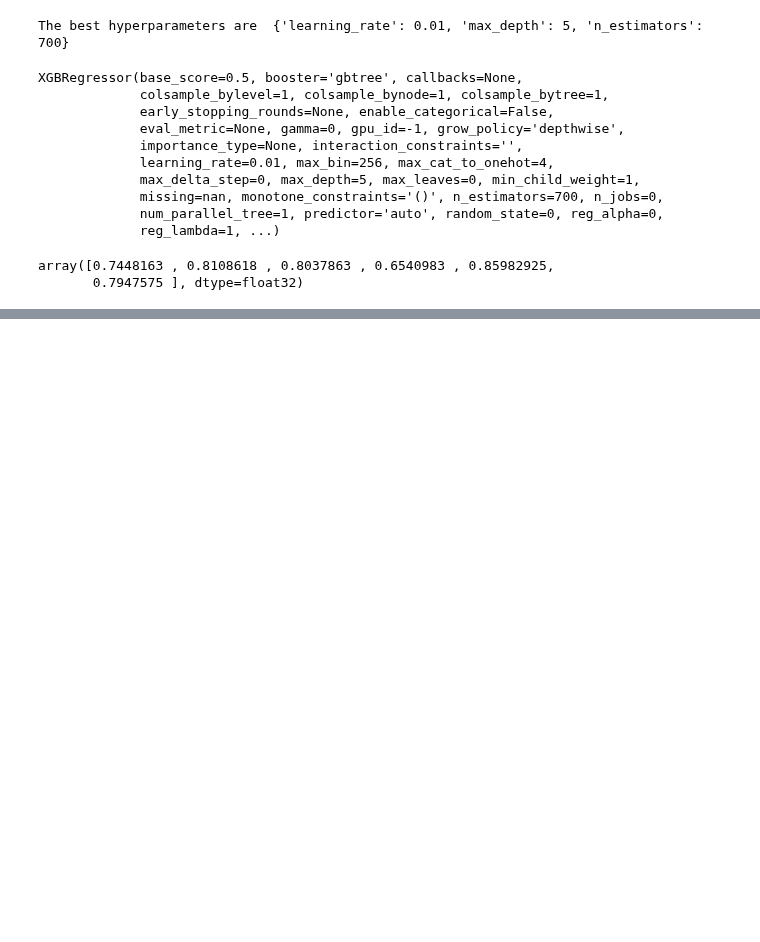
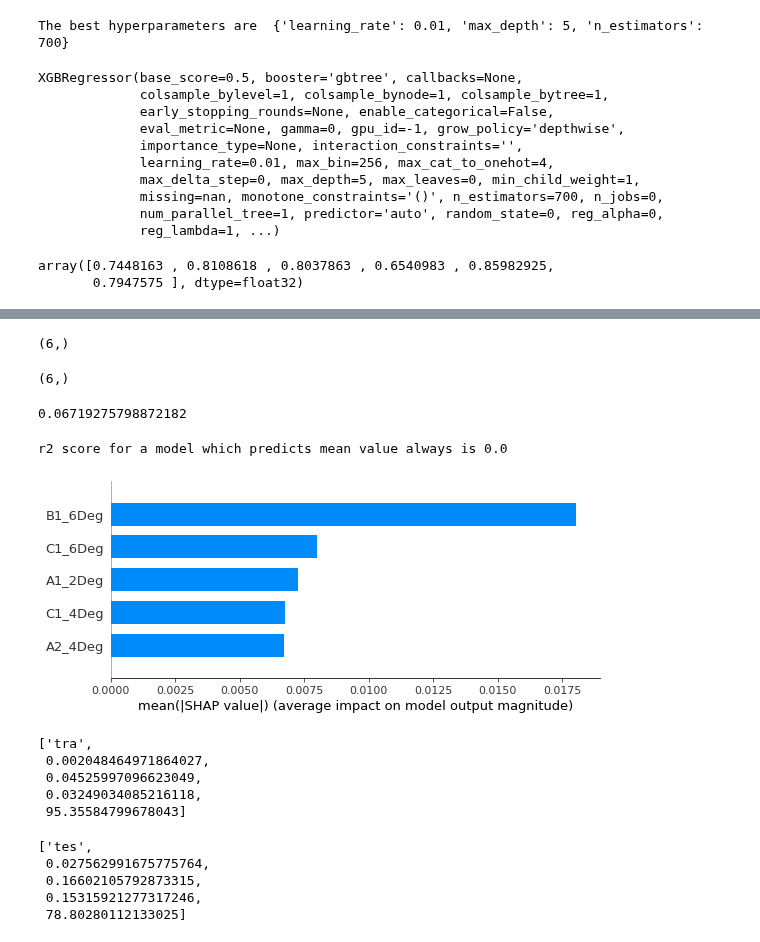
Before and after one commit to jamesleocodes/eye_movement, a Jupyter notebook: models/xgb_reg_six.ipynb, the cells around one changed output, grey strips where cells are left out. Drawn from its saved outputs; the diff is of its cells as text; code cells hidden in the pictures; blank space fills up the shorter version.

```diff
--- a/models/xgb_reg_six.ipynb
+++ b/models/xgb_reg_six.ipynb
@@ -451,0 +597,6 @@ shap.summary_plot(shap_values, data_tes_x,max_display=10,show=False)
+# %%
+x = np.array([5, 15, 25, 35, 45, 55]).reshape((-1, 1))
+y = np.array([5, 20, 14, 32, 22, 38])
+model = LinearRegression()
+model = LinearRegression().fit(x, y)
+r_sq = model.score(x, y)
@@ -451,0 +607,5 @@ shap.summary_plot(shap_values, data_tes_x,max_display=10,show=False)
+# %%
+X_train, X_test, y_train, y_test = train_test_split(x,y, test_size=0.2, random_state= 42)
+rf = RandomForestRegressor(n_estimators=1000,random_state=42)
+#rf = LinearRegression()
+rf.fit(X_train,y_train)
@@ -451,0 +657,21 @@ shap.summary_plot(shap_values, data_tes_x,max_display=10,show=False)
+# %%
+y_test.shape
+# %% [output]
+(6,)
+# %%
+predictions.shape
+# %% [output]
+(6,)
+# %%
+r2 = r2_score(y_test, predictions)
+r2
+# %% [output]
+0.06719275798872182
+# %%
+from sklearn.metrics import r2_score
+y =[10, 20, 30]
+f =[20, 20, 20]
+r2 = r2_score(y, f)
+print('r2 score for a model which predicts mean value always is', r2)
+# %% [output]
+r2 score for a model which predicts mean value always is 0.0
@@ -451,0 +680,44 @@ shap.summary_plot(shap_values, data_tes_x,max_display=10,show=False)
+# %%
+X_importance = X_test
+explainer = shap.TreeExplainer(rf)
+shap_values = explainer.shap_values(X_importance)
+shap.summary_plot(shap_values, X_importance,max_display=5,plot_type='bar')
+# %% [output]
+[figure, added]
+# %%
+tra_pred = rf.predict(X_train)
+errors = abs(tra_pred-y_train)
+# Calculate mean absolute percentage error (MAPE)
+mape = 100 * (errors / y_train)
+
+# Calculate and display accuracy
+accuracy = 100 - np.mean(mape)
+tra_results = ['tra',mean_squared_error(y_train,tra_pred),mean_squared_error(y_train,tra_pred,squared=False),
+            mean_absolute_error(y_train,tra_pred),
+            accuracy]
+tra_results
+# %% [output]
+['tra',
+ 0.002048464971864027,
+ 0.04525997096623049,
+ 0.03249034085216118,
+ 95.35584799678043]
+# %%
+tes_pred = rf.predict(X_test)
+errors = abs(tes_pred-y_test)
+# Calculate mean absolute percentage error (MAPE)
+mape = 100 * (errors / y_test)
+
+# Calculate and display accuracy
+accuracy = 100 - np.mean(mape)
+
+tes_results = ['tes',mean_squared_error(y_test,tes_pred),mean_squared_error(y_test,tes_pred,squared=False),
+            mean_absolute_error(y_test,tes_pred),
+            accuracy]
+tes_results
+# %% [output]
+['tes',
+ 0.027562991675775764,
+ 0.16602105792873315,
+ 0.15315921277317246,
+ 78.80280112133025]
```
Also changed, not shown: parts of 51 cells of this notebook, 2 other files.
